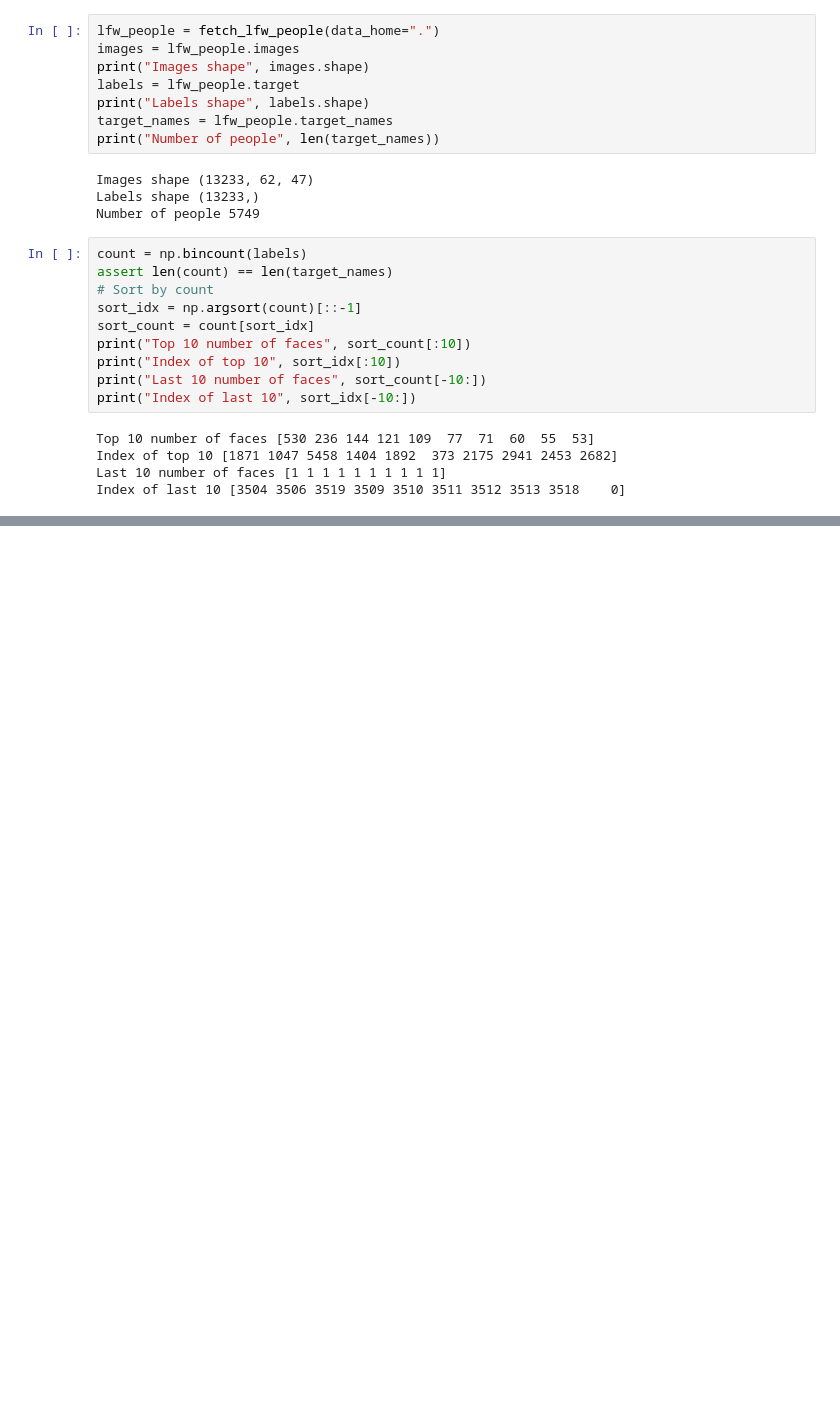
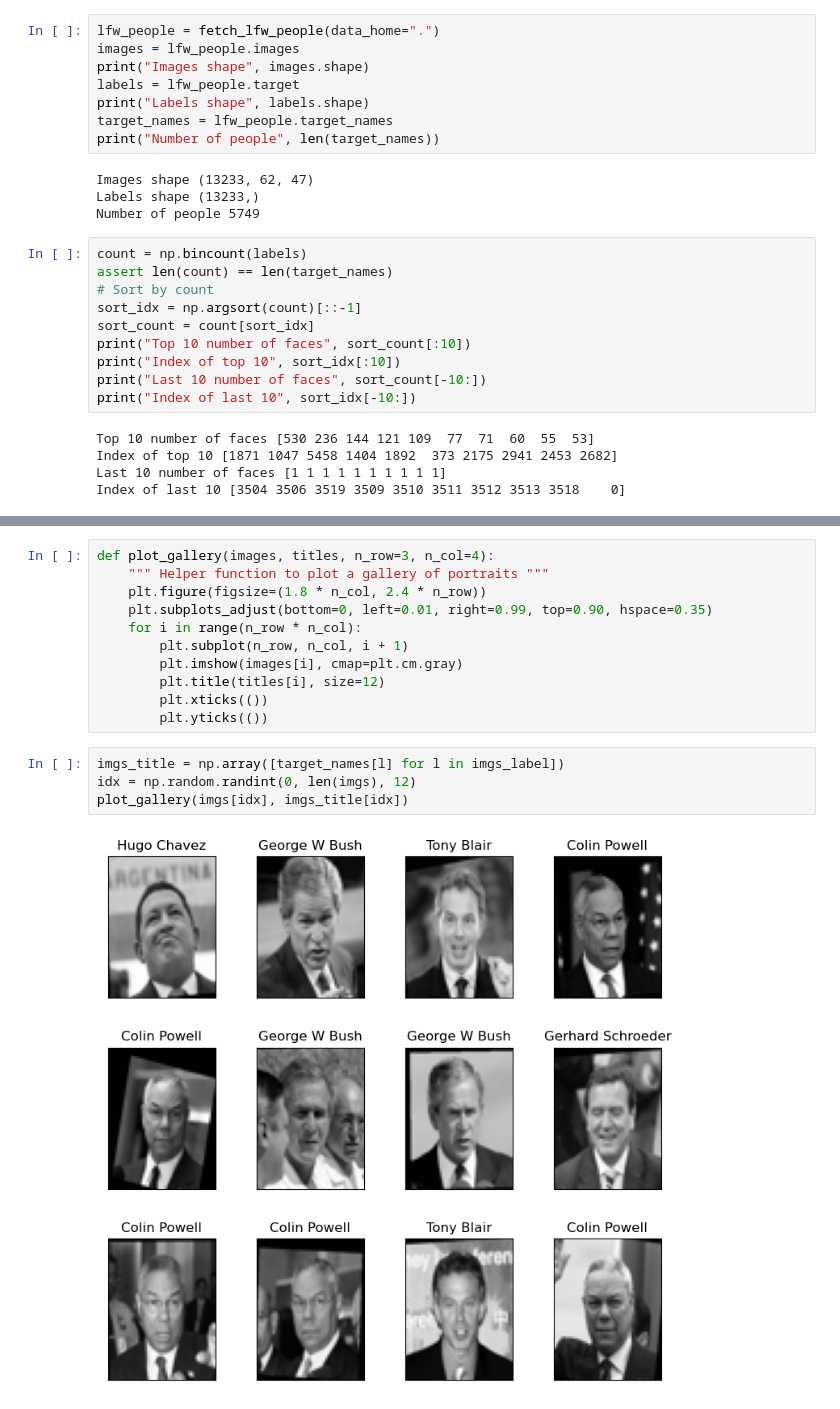
Before and after one commit to YRT777/7404-eigenfaces-elderversion, a Jupyter notebook: dataset-analysis.ipynb, the cells around one changed output, grey strips where cells are left out. Drawn from its saved outputs; the diff is of its cells as text; blank space fills up the shorter version.

```diff
--- a/dataset-analysis.ipynb
+++ b/dataset-analysis.ipynb
@@ -52,0 +85,17 @@ plt.show()
+# %%
+def plot_gallery(images, titles, n_row=3, n_col=4):
+    """ Helper function to plot a gallery of portraits """
+    plt.figure(figsize=(1.8 * n_col, 2.4 * n_row))
+    plt.subplots_adjust(bottom=0, left=0.01, right=0.99, top=0.90, hspace=0.35)
+    for i in range(n_row * n_col):
+        plt.subplot(n_row, n_col, i + 1)
+        plt.imshow(images[i], cmap=plt.cm.gray)
+        plt.title(titles[i], size=12)
+        plt.xticks(())
+        plt.yticks(())
+# %%
+imgs_title = np.array([target_names[l] for l in imgs_label])
+idx = np.random.randint(0, len(imgs), 12)
+plot_gallery(imgs[idx], imgs_title[idx])
+# %% [output]
+[figure, added]
```
Also changed, not shown: parts of 5 cells of this notebook, 3 other files.
